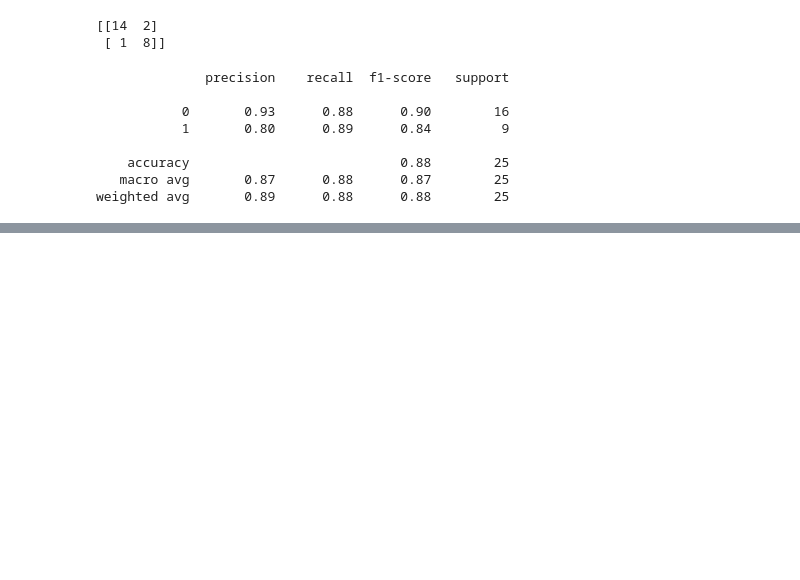
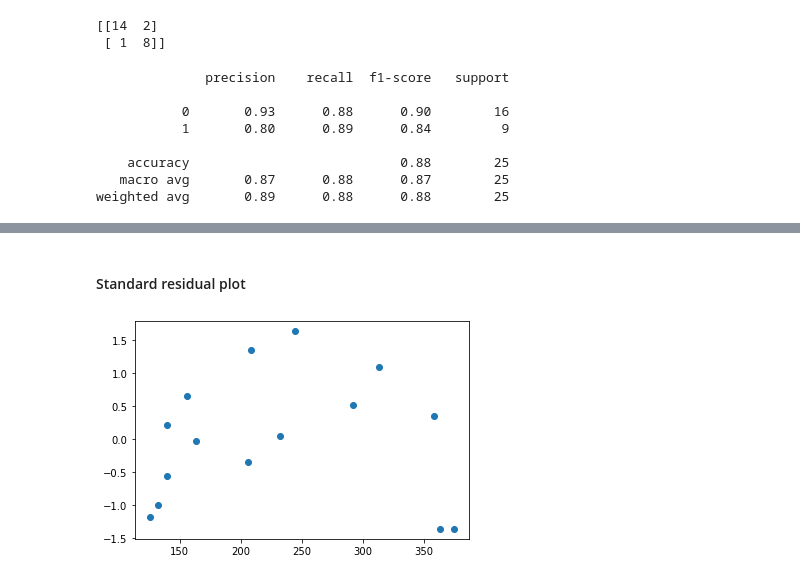
Before and after one commit to RPChinhara/Data-Analytics-with-Python, a Jupyter notebook: Week-9.ipynb, the cells around one changed output, grey strips where cells are left out. Drawn from its saved outputs; the diff is of its cells as text; code cells hidden in the pictures; blank space fills up the shorter version.

```diff
--- a/Week-9.ipynb
+++ b/Week-9.ipynb
@@ -385,0 +428,7 @@ weighted avg       0.89      0.88      0.88        25
+# %%
+x = tbl1['MonthsEmployed']
+y = tbl1['ScalesSold']
+x2 = sm.add_constant(x)
+model = sm.OLS(y, x2).fit()
+
+model.summary()
@@ -385,0 +455,3 @@ weighted avg       0.89      0.88      0.88        25
+# %%
+E = model.resid_pearson
+E
@@ -385,0 +462,3 @@ weighted avg       0.89      0.88      0.88        25
+# %%
+yhat = model.predict(x2)
+yhat
@@ -385,0 +482,7 @@ weighted avg       0.89      0.88      0.88        25
+# %% [markdown]
+#### Standard residual plot
+# %%
+plt.scatter(yhat, E)
+plt.show()
+# %% [output]
+[figure, added]
```
Also changed, not shown: parts of 37 cells of this notebook.
